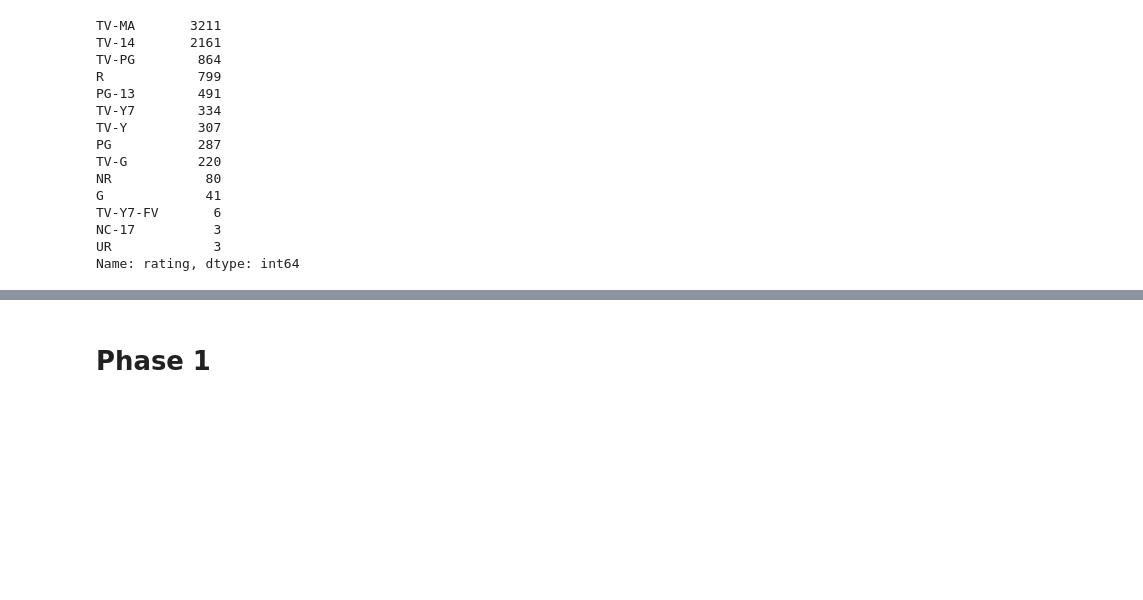
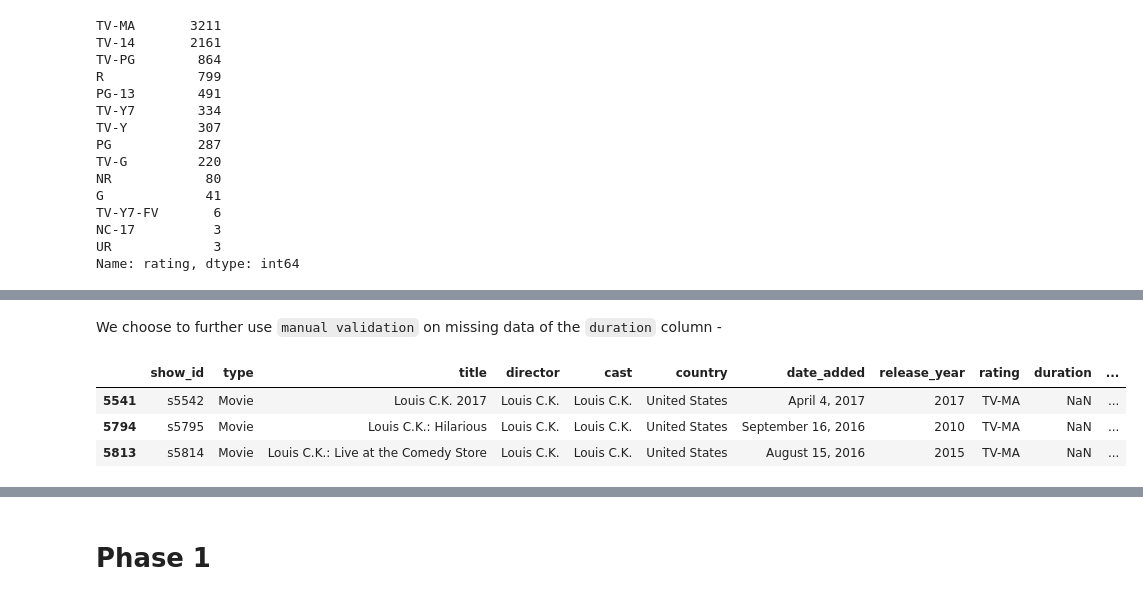
Before and after one commit to bhagirathbhard/Analysis-Netflix-Content-Library, a Jupyter notebook: A7-Netflix-Content-Analysis.ipynb, the cells around one changed output, grey strips where cells are left out. Saved outputs shown, nothing was run; the diff lists cells and outputs as text; code cells hidden in the pictures; blank space fills up the shorter version.

```diff
--- a/A7-Netflix-Content-Analysis.ipynb
+++ b/A7-Netflix-Content-Analysis.ipynb
@@ -220,5 +225,3 @@ duration           3
 listed_in          0
 description        0
 dtype: int64
-# %%
-netflix_ds.dropna(inplace=True,thresh=2) #Threshold of 2 does not end up removing anything
@@ -322,0 +339,10 @@ Name: rating, dtype: int64
+# %% [markdown]
+We choose to further use `manual validation` on missing data of the `duration` column -
+# %%
+#Checking the missing 3 durations
+netflix_ds[netflix_ds['duration'].isna()]
+# %% [output]
+|  | show_id | type | title | director | cast | country | date_added | release_year | rating | duration | ... |
+| 5541 | s5542 | Movie | Louis C.K. 2017 | Louis C.K. | Louis C.K. | United States | April 4, 2017 | 2017 | TV-MA | NaN | ... |
+| 5794 | s5795 | Movie | Louis C.K.: Hilarious | Louis C.K. | Louis C.K. | United States | September 16, 2016 | 2010 | TV-MA | NaN | ... |
+| 5813 | s5814 | Movie | Louis C.K.: Live at the Comedy Store | Louis C.K. | Louis C.K. | United States | August 15, 2016 | 2015 | TV-MA | NaN | ... |
```
Also changed, not shown: parts of 43 cells of this notebook.
